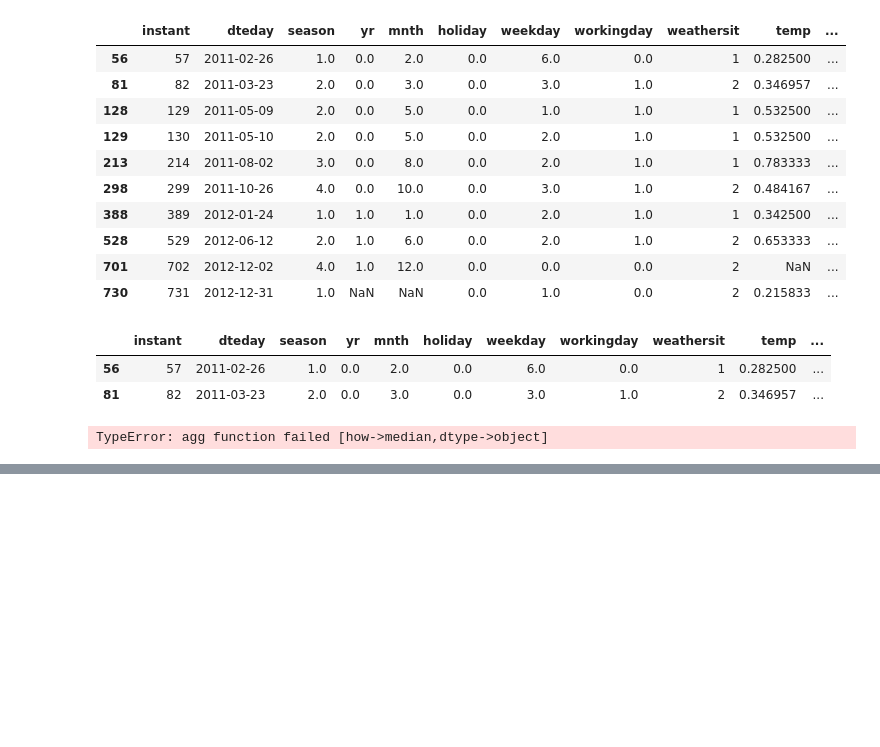
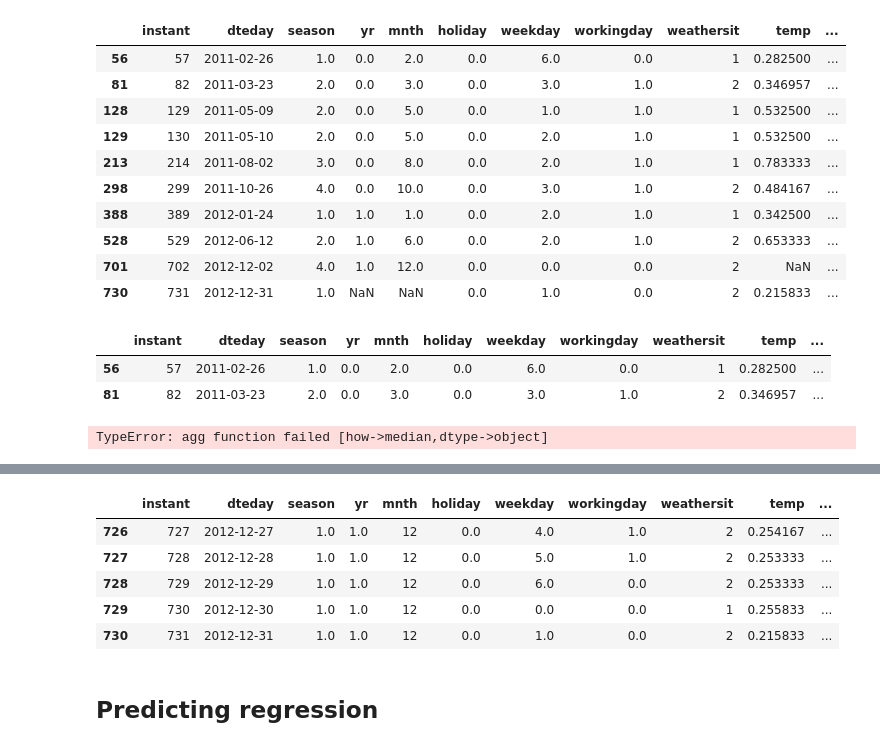
Before and after one commit to tacotuesday/reading_list, a Jupyter notebook: python/gradient_boosting/ch01.ipynb, the cells around one changed output, grey strips where cells are left out. Cells and saved outputs as stored; diff of their text form; code cells hidden in the pictures; blank space fills up the shorter version.

```diff
--- a/python/gradient_boosting/ch01.ipynb
+++ b/python/gradient_boosting/ch01.ipynb
@@ -111,0 +149,12 @@ df_bikes.iloc[[129, 213, 388]]
+# %%
+# Fix the NaN value in the last row of `yr`
+df_bikes.loc[730, 'yr'] = 1.0
+# %%
+df_bikes.tail()
+# %% [output]
+|  | instant | dteday | season | yr | mnth | holiday | weekday | workingday | weathersit | temp | ... |
+| 726 | 727 | 2012-12-27 | 1.0 | 1.0 | 12 | 0.0 | 4.0 | 1.0 | 2 | 0.254167 | ... |
+| 727 | 728 | 2012-12-28 | 1.0 | 1.0 | 12 | 0.0 | 5.0 | 1.0 | 2 | 0.253333 | ... |
+| 728 | 729 | 2012-12-29 | 1.0 | 1.0 | 12 | 0.0 | 6.0 | 0.0 | 2 | 0.253333 | ... |
+| 729 | 730 | 2012-12-30 | 1.0 | 1.0 | 12 | 0.0 | 0.0 | 0.0 | 1 | 0.255833 | ... |
+| 730 | 731 | 2012-12-31 | 1.0 | 1.0 | 12 | 0.0 | 1.0 | 0.0 | 2 | 0.215833 | ... |
@@ -111,0 +164,2 @@ df_bikes.iloc[[129, 213, 388]]
+# %% [markdown]
+## Predicting regression
```
Also changed, not shown: parts of 14 cells of this notebook, 1 other file.
